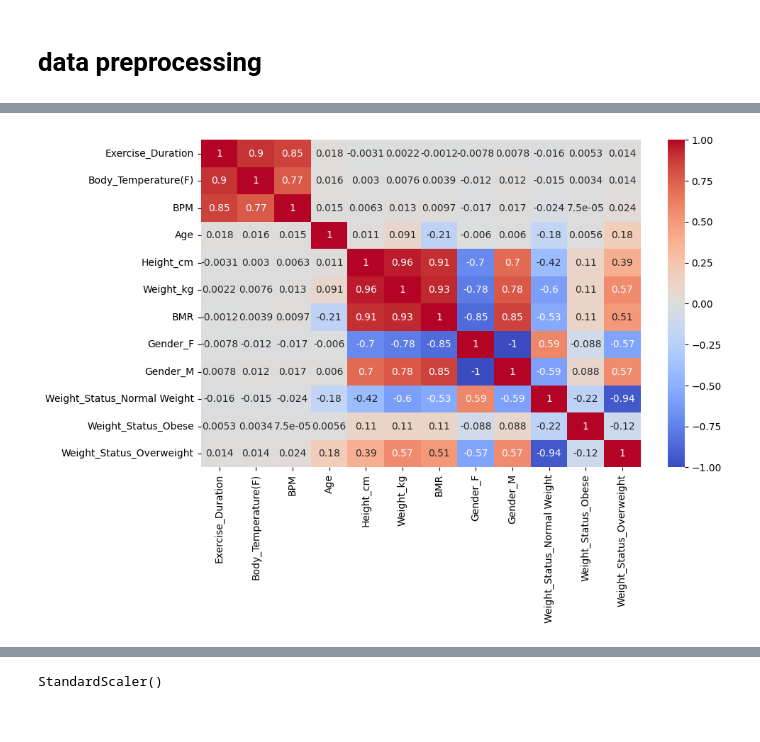
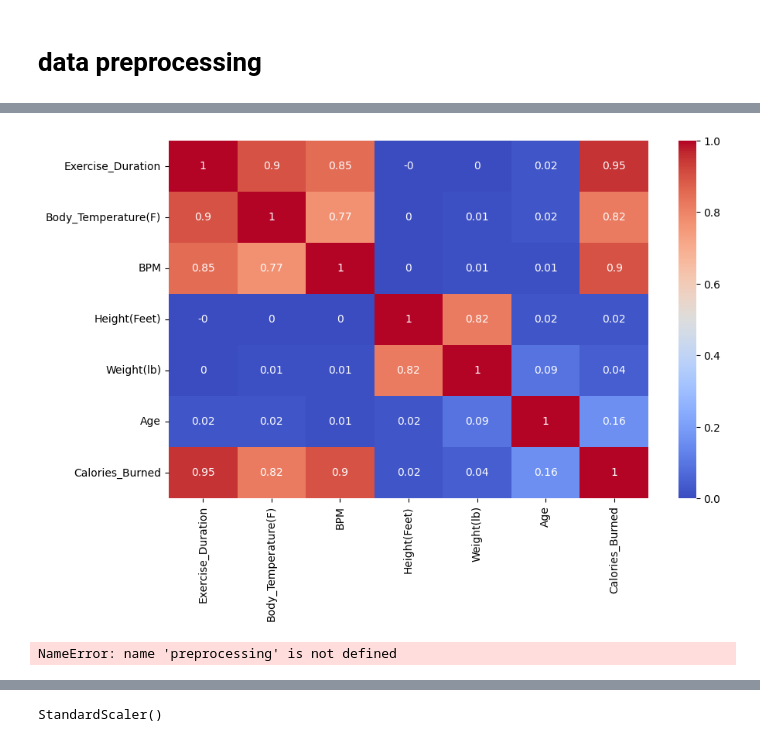
Before and after one commit to datajcthemax/gitproject, a Jupyter notebook: merge_health.ipynb, the cells around one changed output, grey strips where cells are left out. Cells and saved outputs as stored; diff of their text form; code cells hidden in the pictures.

```diff
--- a/merge_health.ipynb
+++ b/merge_health.ipynb
@@ -6,2 +11,6 @@ import numpy as np
 # %% [markdown]
 # data preprocessing
+# %%
+# load data
+train = pd.read_csv('./datas/train.csv')
+train.head()
@@ -8,3 +24,14 @@ import numpy as np
+# %%
+# Generate data for graph verification
+train_showplt = train.copy()
+train_showplt.drop(['ID','Height(Remainder_Inches)','Weight_Status'], axis=1, inplace=True)
+# %%
+# check sns
+plt.figure(figsize=(10, 6))
+sns.heatmap(round(train_showplt.corr(), 2), annot=True, cmap='coolwarm')
+plt.show()
+# %% [output]
+[figure, added]
 # %%
 def preprocessing(data):
   # Feet inch pound kilo arrangement
@@ -48,24 +75,15 @@ def preprocessing(data):
 
   return pd.DataFrame(data)
 # %%
-from sklearn.preprocessing import StandardScaler
-from sklearn.model_selection import train_test_split
-import seaborn as sns
-import matplotlib.pyplot as plt
-stscaler = StandardScaler()
-
 # Load the data
 train = preprocessing(pd.read_csv('./datas/train.csv'))
-
-# data scalering
-train_X = train
-train_y = train.pop('Calories_Burned')
-train_X = stscaler.fit_transform(train_X)
+print(train.columns)
 
 # check sns
-plt.figure(figsize = (10,6))
-train_showplt =train[['Exercise_Duration', 'Body_Temperature(F)', 'BPM', 'Age', 'Height_cm', 'Weight_kg', 'BMR','Gender_F','Gender_M', 'Weight_Status_Normal Weight', 'Weight_Status_Obese','Weight_Status_Overweight']]
-sns.heatmap(train_showplt.corr(), annot = True, cmap = 'coolwarm')
+plt.figure(figsize=(10, 6))
+train_showplt = train[['Exercise_Duration', 'Body_Temperature(F)', 'BPM', 'Age', 'Height_cm', 'Weight_kg', 'BMR',
+                       'Gender_F', 'Gender_M', 'Weight_Status_Normal Weight', 'Weight_Status_Obese', 'Weight_Status_Overweight']]
+sns.heatmap(round(train_showplt.corr(), 2), annot=True, cmap='coolwarm')
 plt.show()
 # %% [output]
-[figure, removed]
+NameError: name 'preprocessing' is not defined
```
Also changed, not shown: parts of 3 cells of this notebook.
